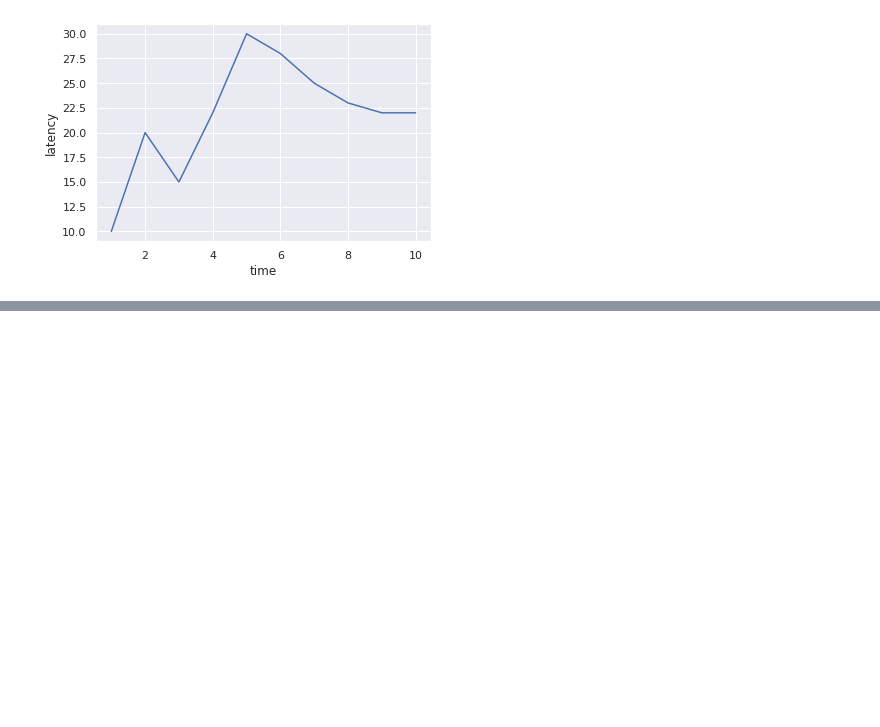
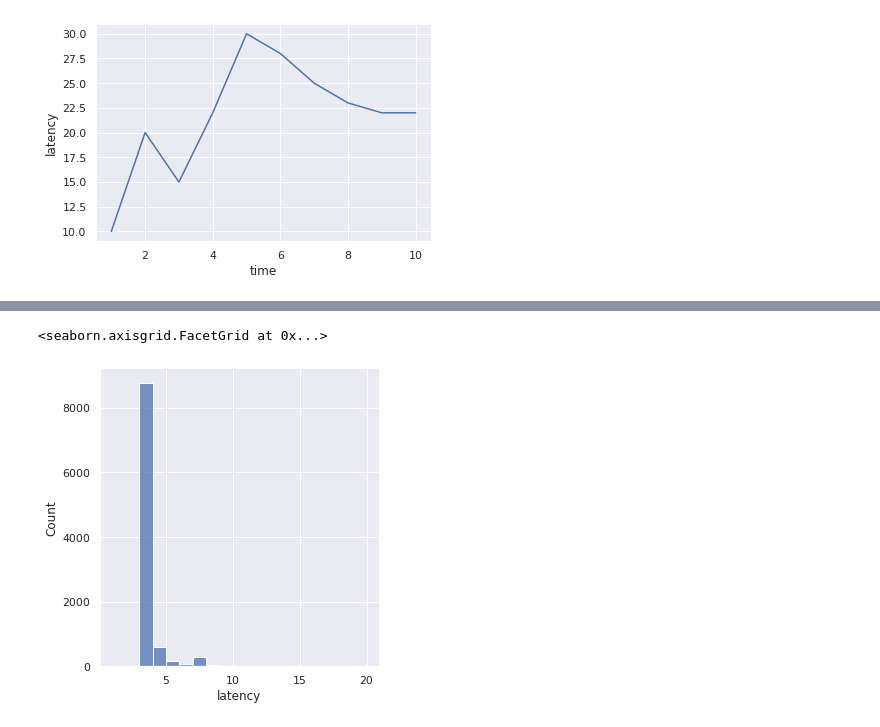
Before and after one commit to carloscastmar/rst_tfg, a Jupyter notebook: jupyter_notebook/plot_examples.ipynb, the cells around one changed output, grey strips where cells are left out. Saved outputs shown, nothing was run; the diff lists cells and outputs as text; code cells hidden in the pictures; blank space fills up the shorter version.

```diff
--- a/jupyter_notebook/plot_examples.ipynb
+++ b/jupyter_notebook/plot_examples.ipynb
@@ -43,0 +94,5 @@ plt.savefig('saving-a-high-resolution-seaborn-plot.png', dpi=300)
+# %%
+sns.displot(data=latency_base,x="latency",bins=[1,2,3,4,5,6,7,8,9,10,11,12,13,14,15,16,17,18,19,20])
+# %% [output]
+<seaborn.axisgrid.FacetGrid at 0x...>
+[figure, added]
```
Also changed, not shown: parts of 12 cells of this notebook, 1 other file.
